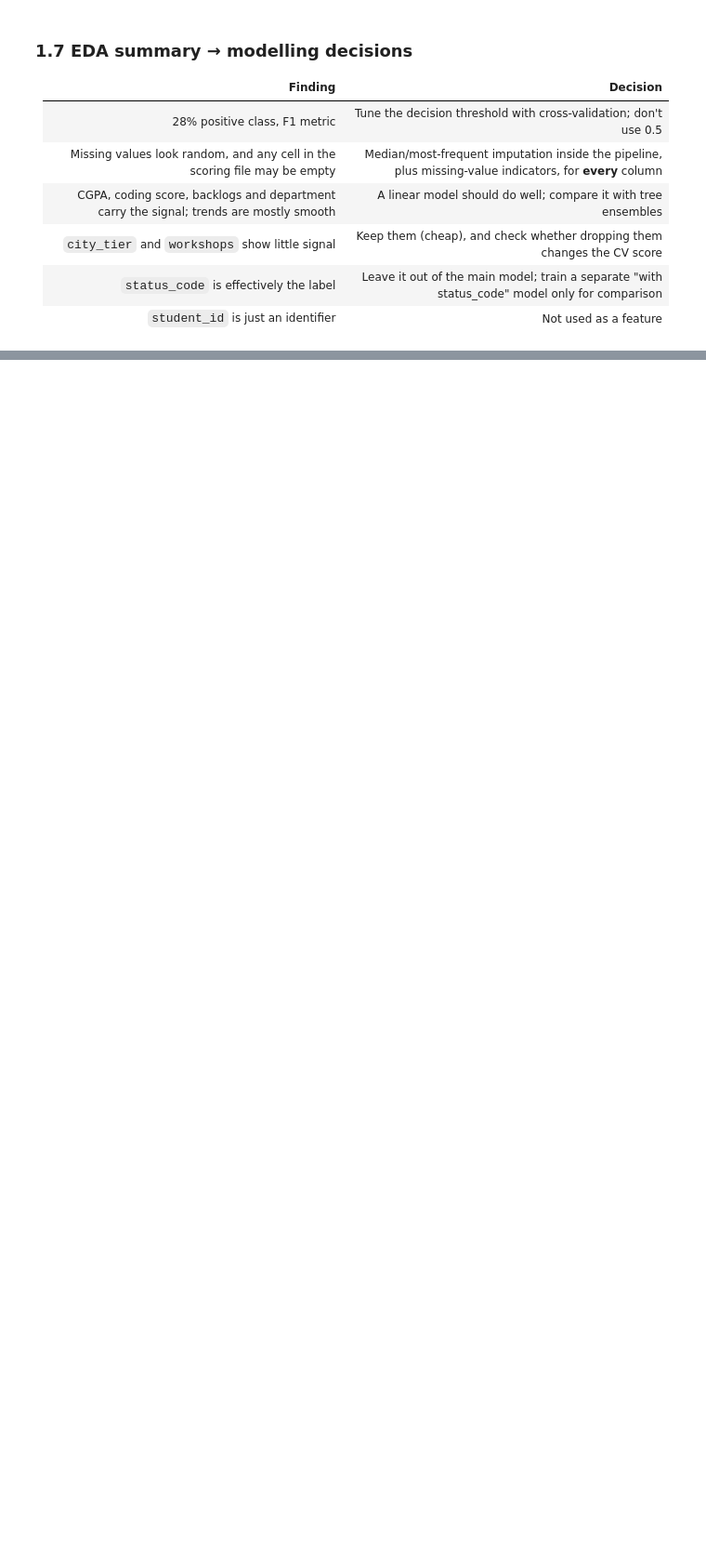
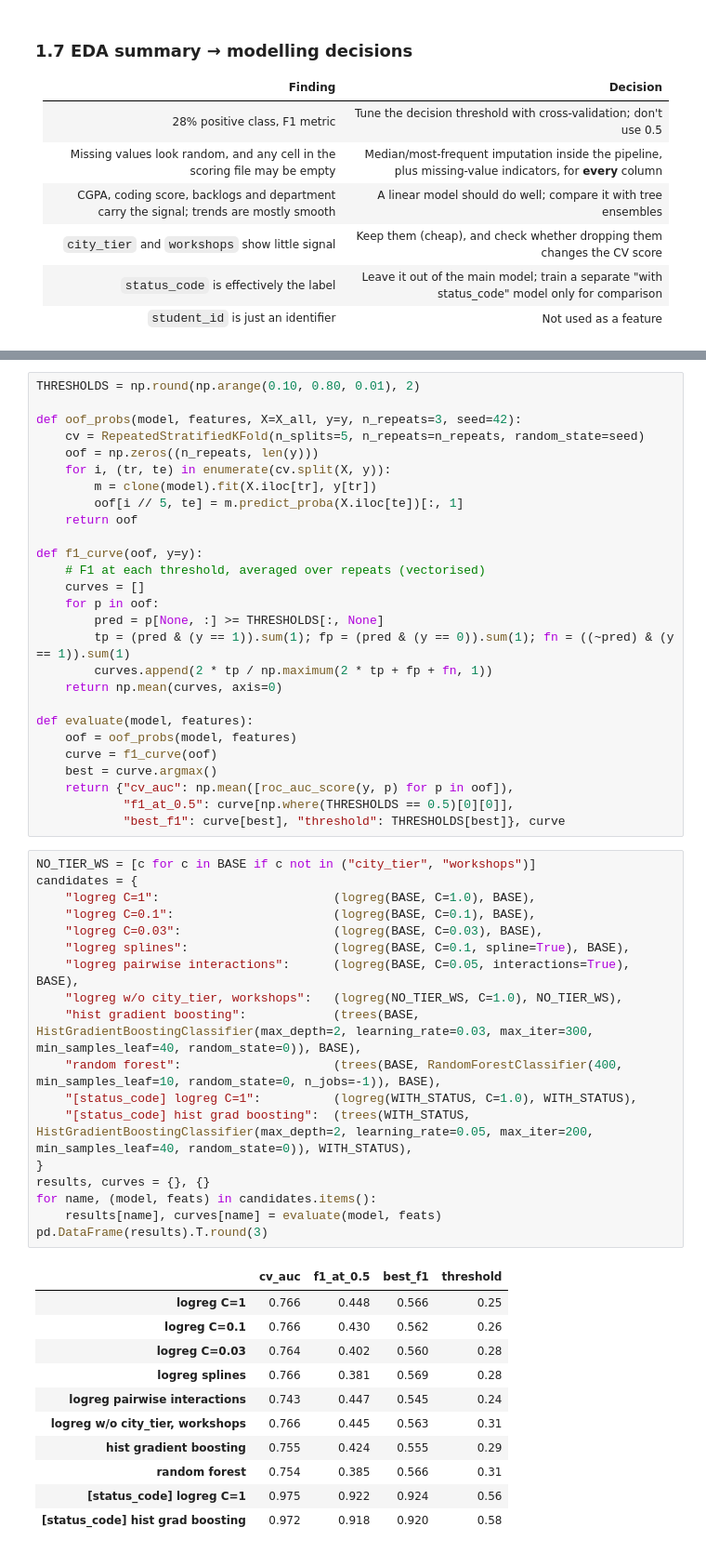
Before and after one commit to Pranov123/pranov_goML_submission, a Jupyter notebook: placement/analysis.ipynb, the cells around one changed output, grey strips where cells are left out. Shown at 93% size. Drawn from its saved outputs; the diff is of its cells as text; blank space fills up the shorter version.

```diff
--- a/placement/analysis.ipynb
+++ b/placement/analysis.ipynb
@@ -284,0 +331,57 @@ prof
+# %%
+THRESHOLDS = np.round(np.arange(0.10, 0.80, 0.01), 2)
+
+def oof_probs(model, features, X=X_all, y=y, n_repeats=3, seed=42):
+    cv = RepeatedStratifiedKFold(n_splits=5, n_repeats=n_repeats, random_state=seed)
+    oof = np.zeros((n_repeats, len(y)))
+    for i, (tr, te) in enumerate(cv.split(X, y)):
+        m = clone(model).fit(X.iloc[tr], y[tr])
+        oof[i // 5, te] = m.predict_proba(X.iloc[te])[:, 1]
+    return oof
+
+def f1_curve(oof, y=y):
+    # F1 at each threshold, averaged over repeats (vectorised)
+    curves = []
+    for p in oof:
+        pred = p[None, :] >= THRESHOLDS[:, None]
+        tp = (pred & (y == 1)).sum(1); fp = (pred & (y == 0)).sum(1); fn = ((~pred) & (y == 1)).sum(1)
+        curves.append(2 * tp / np.maximum(2 * tp + fp + fn, 1))
+    return np.mean(curves, axis=0)
+
+def evaluate(model, features):
+    oof = oof_probs(model, features)
+    curve = f1_curve(oof)
+    best = curve.argmax()
+    return {"cv_auc": np.mean([roc_auc_score(y, p) for p in oof]),
+            "f1_at_0.5": curve[np.where(THRESHOLDS == 0.5)[0][0]],
+            "best_f1": curve[best], "threshold": THRESHOLDS[best]}, curve
+# %%
+NO_TIER_WS = [c for c in BASE if c not in ("city_tier", "workshops")]
+candidates = {
+    "logreg C=1":                        (logreg(BASE, C=1.0), BASE),
+    "logreg C=0.1":                      (logreg(BASE, C=0.1), BASE),
+    "logreg C=0.03":                     (logreg(BASE, C=0.03), BASE),
+    "logreg splines":                    (logreg(BASE, C=0.1, spline=True), BASE),
+    "logreg pairwise interactions":      (logreg(BASE, C=0.05, interactions=True), BASE),
+    "logreg w/o city_tier, workshops":   (logreg(NO_TIER_WS, C=1.0), NO_TIER_WS),
+    "hist gradient boosting":            (trees(BASE, HistGradientBoostingClassifier(max_depth=2, learning_rate=0.03, max_iter=300, min_samples_leaf=40, random_state=0)), BASE),
+    "random forest":                     (trees(BASE, RandomForestClassifier(400, min_samples_leaf=10, random_state=0, n_jobs=-1)), BASE),
+    "[status_code] logreg C=1":          (logreg(WITH_STATUS, C=1.0), WITH_STATUS),
+    "[status_code] hist grad boosting":  (trees(WITH_STATUS, HistGradientBoostingClassifier(max_depth=2, learning_rate=0.05, max_iter=200, min_samples_leaf=40, random_state=0)), WITH_STATUS),
+}
+results, curves = {}, {}
+for name, (model, feats) in candidates.items():
+    results[name], curves[name] = evaluate(model, feats)
+pd.DataFrame(results).T.round(3)
+# %% [output]
+|  | cv_auc | f1_at_0.5 | best_f1 | threshold |
+| logreg C=1 | 0.766 | 0.448 | 0.566 | 0.25 |
+| logreg C=0.1 | 0.766 | 0.430 | 0.562 | 0.26 |
+| logreg C=0.03 | 0.764 | 0.402 | 0.560 | 0.28 |
+| logreg splines | 0.766 | 0.381 | 0.569 | 0.28 |
+| logreg pairwise interactions | 0.743 | 0.447 | 0.545 | 0.24 |
+| logreg w/o city_tier, workshops | 0.766 | 0.445 | 0.563 | 0.31 |
+| hist gradient boosting | 0.755 | 0.424 | 0.555 | 0.29 |
+| random forest | 0.754 | 0.385 | 0.566 | 0.31 |
+| [status_code] logreg C=1 | 0.975 | 0.922 | 0.924 | 0.56 |
+| [status_code] hist grad boosting | 0.972 | 0.918 | 0.920 | 0.58 |
```
Also changed, not shown: parts of 19 cells of this notebook, 5 other files.
